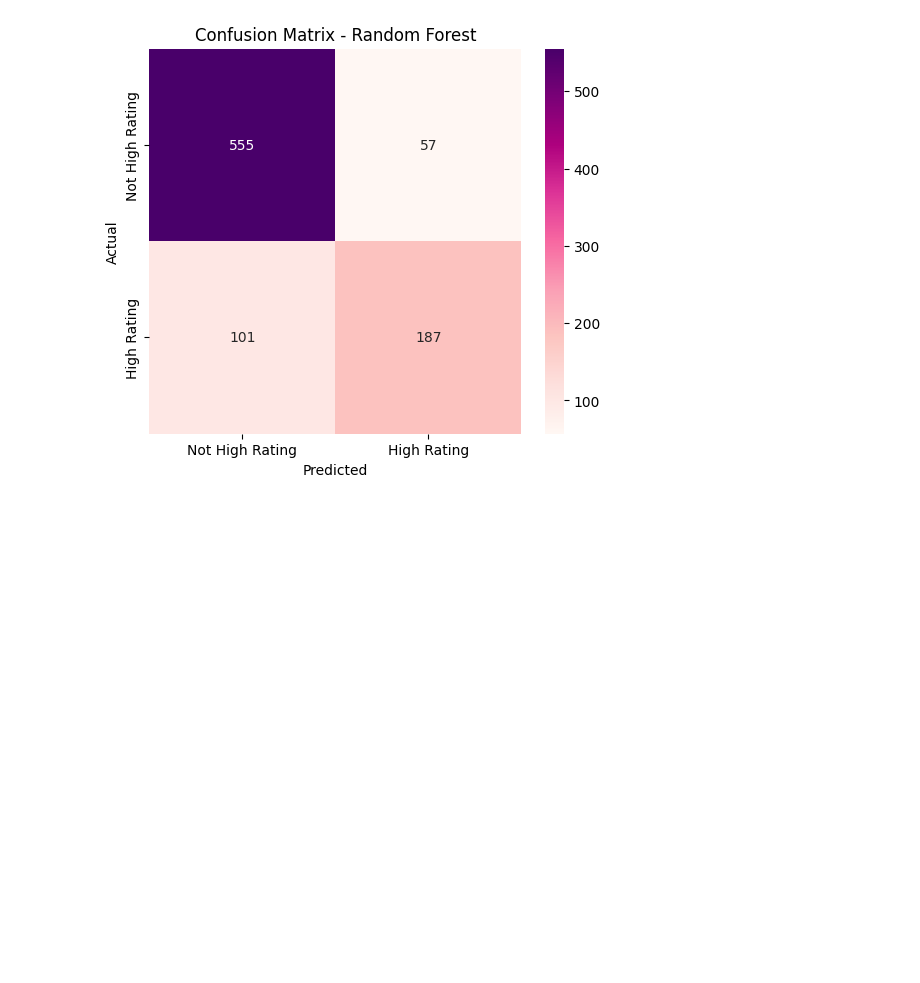
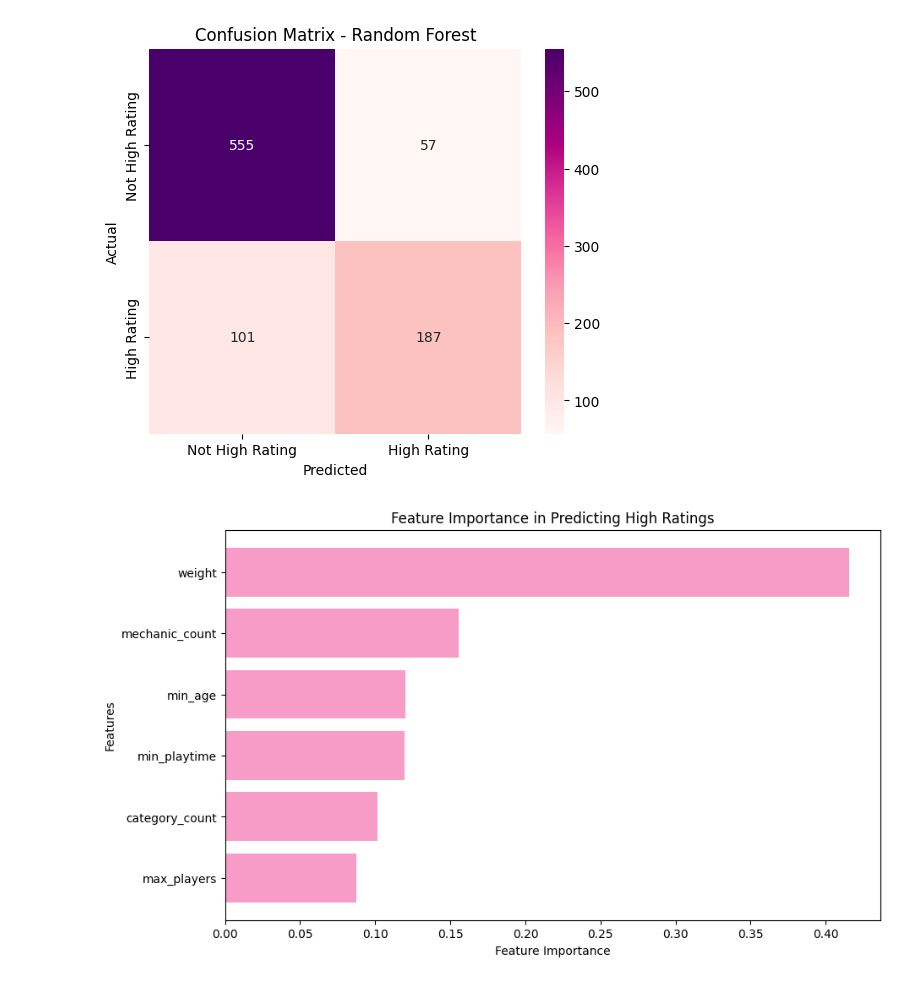
Before and after one commit to KenzieHensel/Project, a Jupyter notebook: Module_4/Random_Forest.ipynb, the cells around one changed output. Drawn from its saved outputs; the diff is of its cells as text; code cells hidden in the pictures; blank space fills up the shorter version.

```diff
--- a/Module_4/Random_Forest.ipynb
+++ b/Module_4/Random_Forest.ipynb
@@ -79,3 +79,19 @@ plt.savefig("confusion_matrix_random_forest.png")
 plt.show()
 # %% [output]
 [figure]
+# %%
+# Feature importance visualization for predicting high ratings
+feature_importances = rf_model.feature_importances_
+
+# Sort the feature importances in descending order
+sorted_idx = feature_importances.argsort()
+
+# Create a horizontal bar plot
+plt.figure(figsize=(10, 6))
+plt.barh(X.columns[sorted_idx], feature_importances[sorted_idx], color='#f79cc7')
+plt.xlabel("Feature Importance")
+plt.ylabel("Features")
+plt.title("Feature Importance in Predicting High Ratings")
+plt.show()
+# %% [output]
+[figure, added]
```
Also changed, not shown: parts of 3 cells of this notebook, 10 other files.
